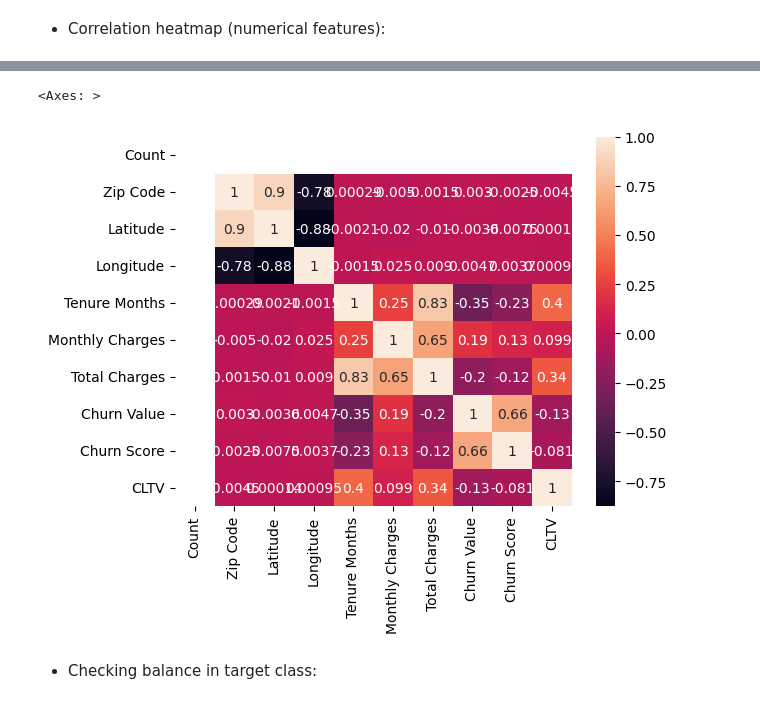
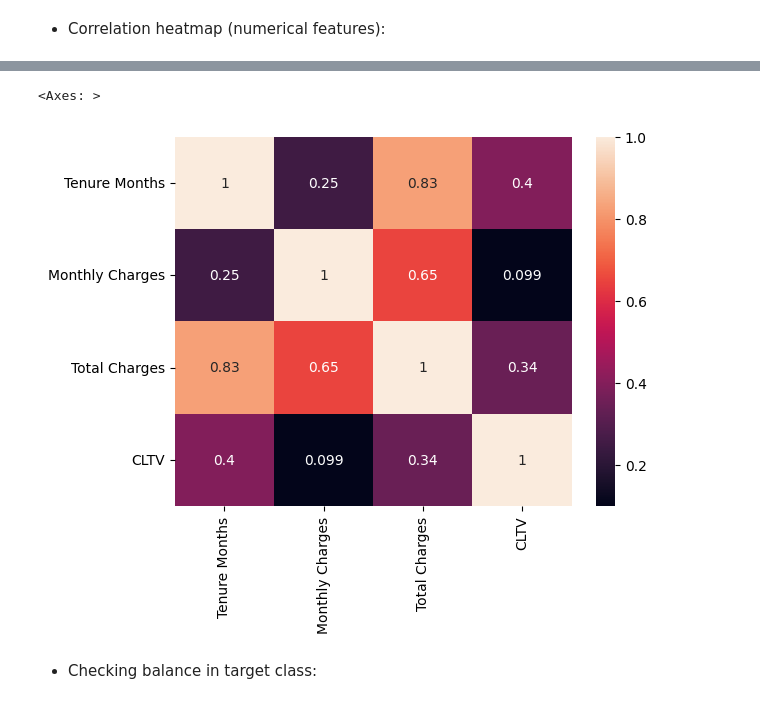
Before and after one commit to parthareja/customer-churn-analysis, a Jupyter notebook: ml.ipynb, the cells around one changed output, grey strips where cells are left out. Drawn from its saved outputs; the diff is of its cells as text; code cells hidden in the pictures.

```diff
--- a/ml.ipynb
+++ b/ml.ipynb
@@ -114,5 +126,5 @@ for i in df.columns:
 # %%
-sns.heatmap(df.corr(), annot = True)
+sns.heatmap(df[numeric_cols].corr(), annot = True)
 # %% [output]
 <Axes: >
-[figure, old version]
+[figure, new version]
```
Also changed, not shown: parts of 59 cells of this notebook, 2 other files.
